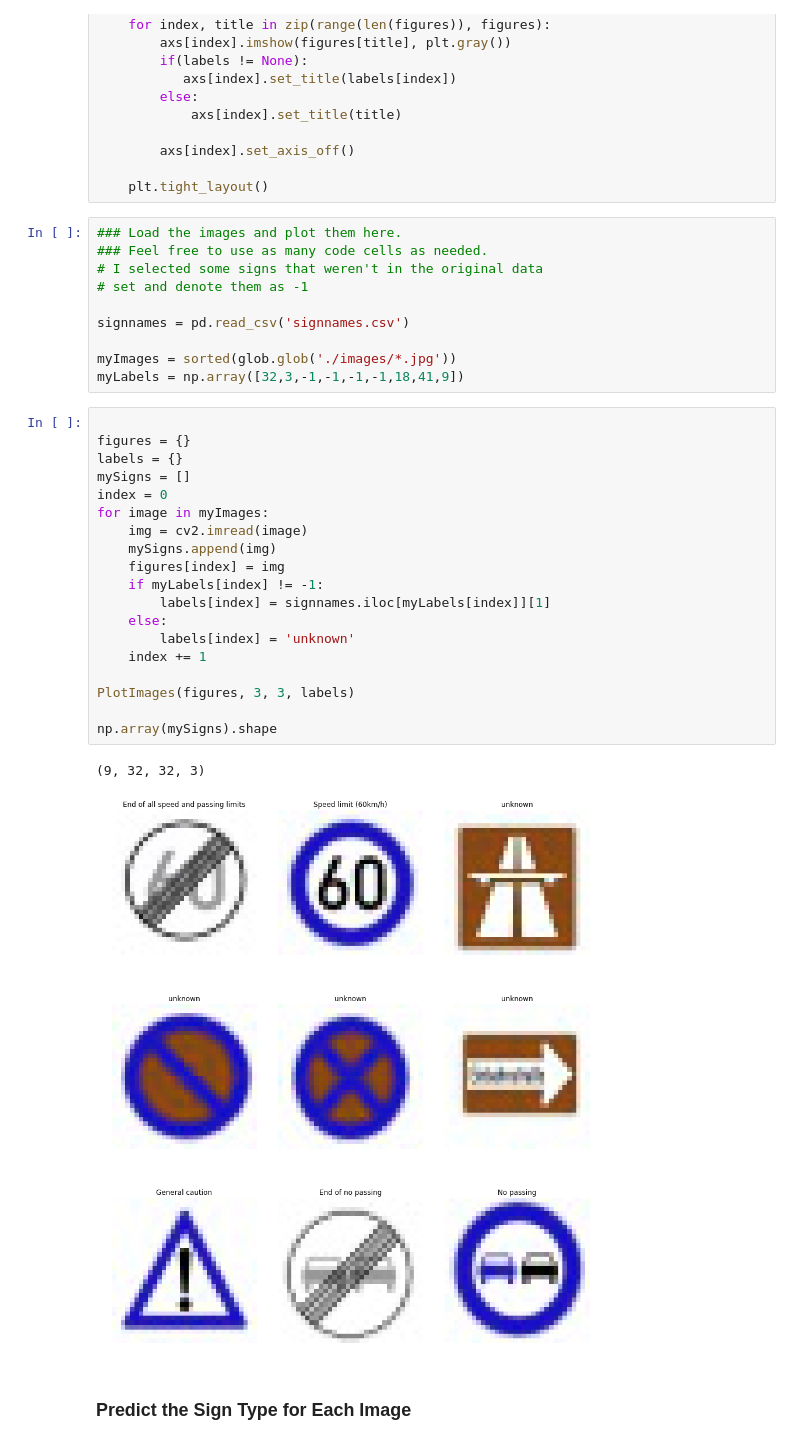
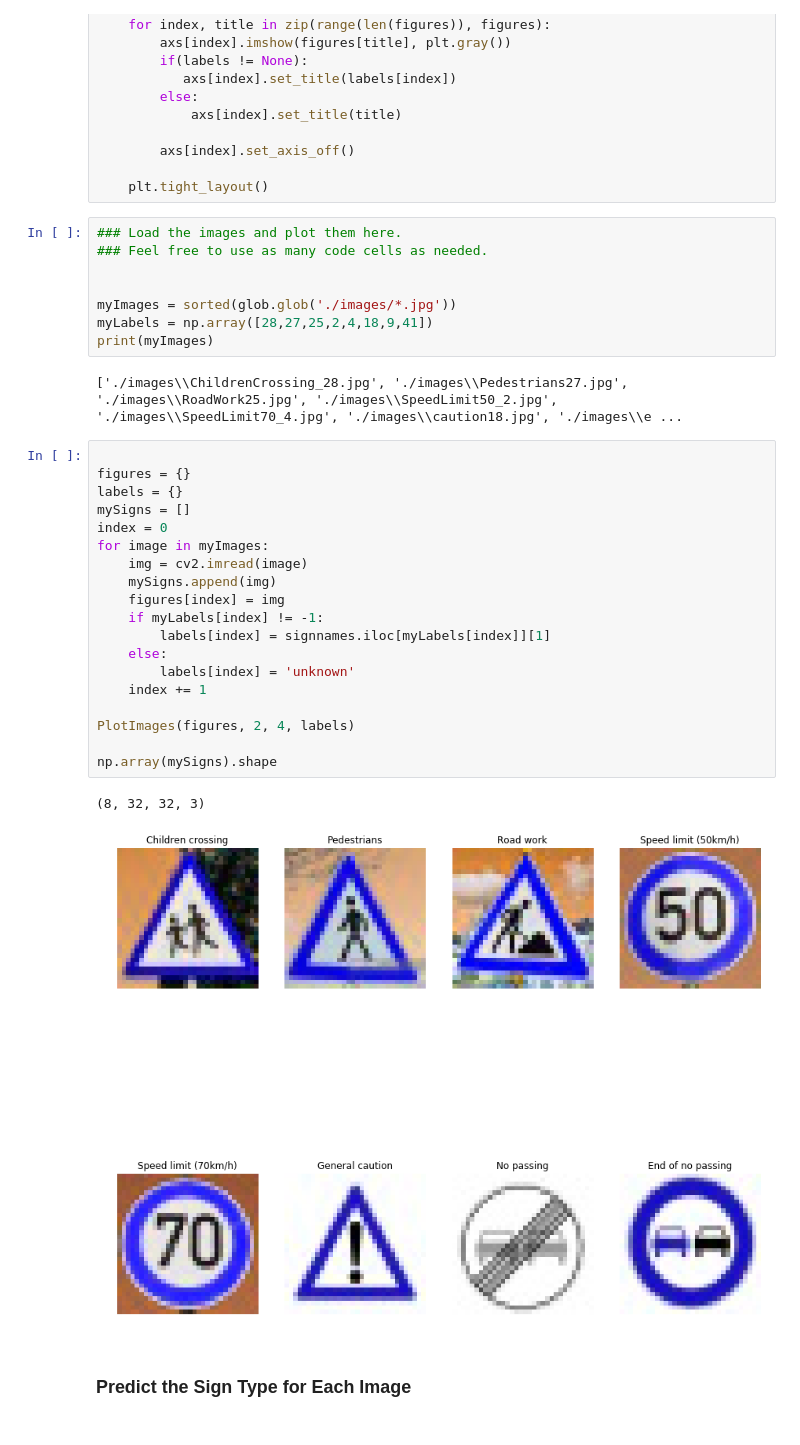
Before and after one commit to mjg042/TrafficSignClassifierHW, a Jupyter notebook: Traffic_Sign_Classifier.ipynb, the cells around one changed output. Cells and saved outputs as stored; diff of their text form.

```diff
--- a/Traffic_Sign_Classifier.ipynb
+++ b/Traffic_Sign_Classifier.ipynb
@@ -783,35 +1067,35 @@ def PlotImages(figures, nrows = 1, ncols=1, labels=None):
 # %%
 ### Load the images and plot them here.
 ### Feel free to use as many code cells as needed.
-# I selected some signs that weren't in the original data
-# set and denote them as -1
 
-signnames = pd.read_csv('signnames.csv')
 
 myImages = sorted(glob.glob('./images/*.jpg'))
-myLabels = np.array([32,3,-1,-1,-1,-1,18,41,9])
+myLabels = np.array([28,27,25,2,4,18,9,41])
+print(myImages)
+# %% [output]
+['./images\\ChildrenCrossing_28.jpg', './images\\Pedestrians27.jpg', './images\\RoadWork25.jpg', './images\\SpeedLimit50_2.jpg', './images\\SpeedLimit70_4.jpg', './images\\caution18.jpg', './images\\e ...
 # %%
 
 figures = {}
 labels = {}
 mySigns = []
 index = 0
 for image in myImages:
     img = cv2.imread(image)
     mySigns.append(img)
     figures[index] = img
     if myLabels[index] != -1:
         labels[index] = signnames.iloc[myLabels[index]][1]
     else:
         labels[index] = 'unknown'
     index += 1
 
-PlotImages(figures, 3, 3, labels)
+PlotImages(figures, 2, 4, labels)
 
 np.array(mySigns).shape
 # %% [output]
-(9, 32, 32, 3)
+(8, 32, 32, 3)
-[figure, old version]
+[figure, new version]
 # %% [markdown]
 ### Predict the Sign Type for Each Image
 # %%
```
Also changed, not shown: parts of 42 cells of this notebook.
